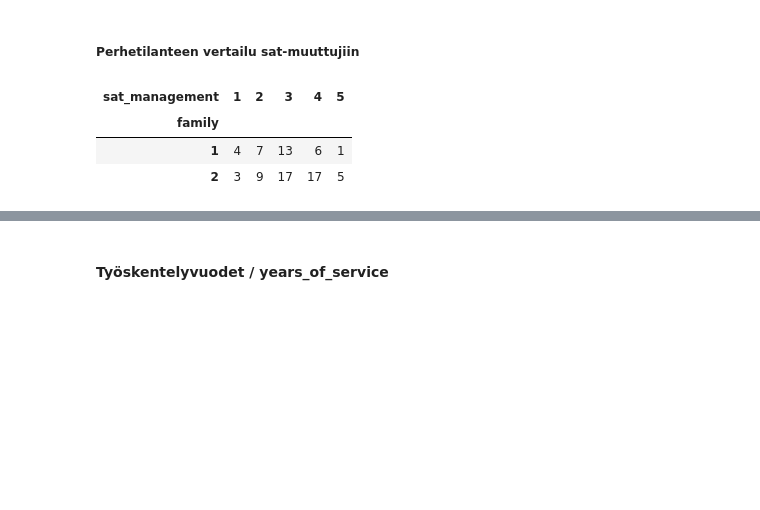
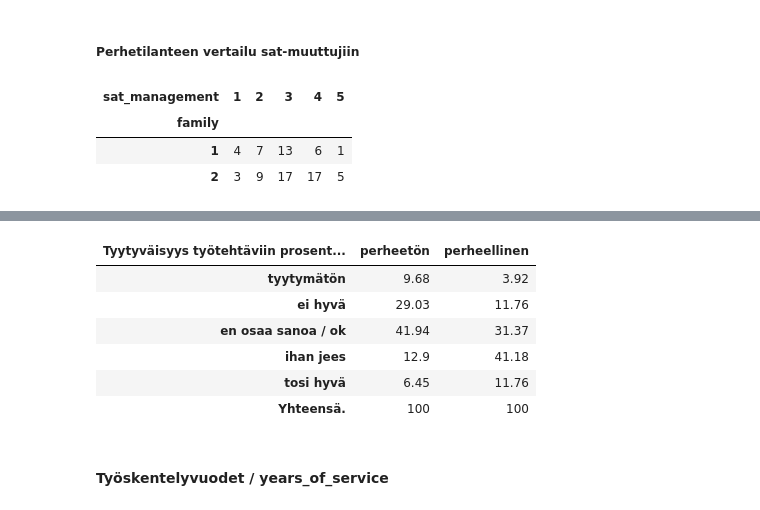
Before and after one commit to Hildura/Tiedonk-sittely-Pytjonilla-Ryhm-5, a Jupyter notebook: Projekti/Analyzing_WorkPlaceSatisfactionSurveyData.ipynb, the cells around one changed output, grey strips where cells are left out. Saved outputs shown, nothing was run; the diff lists cells and outputs as text; code cells hidden in the pictures; blank space fills up the shorter version.

```diff
--- a/Projekti/Analyzing_WorkPlaceSatisfactionSurveyData.ipynb
+++ b/Projekti/Analyzing_WorkPlaceSatisfactionSurveyData.ipynb
@@ -283,3 +461,26 @@ df_perhe_johto
+# %%
+df_perhe_tyoteht_prosentteina = pd.crosstab(df['sat_tasks'], df['family'],normalize = 'columns')*100
+df_perhe_tyoteht_prosentteina.index = ['tyytymätön', 'ei hyvä', 'en osaa sanoa / ok', 'ihan jees', 'tosi hyvä' ]
+df_perhe_tyoteht_prosentteina.columns = ['perheetön', 'perheellinen']
+df_perhe_tyoteht_prosentteina.columns.name='Tyytyväisyys työtehtäviin prosenttijakauma '
+
+
+df_perhe_tyoteht_prosentteina.loc['Yhteensä.'] = df_perhe_tyoteht_prosentteina.sum()
+
+df_perhe_tyoteht_prosentteina['perheetön'] = df_perhe_tyoteht_prosentteina['perheetön'].apply(lambda x: '{:.2f}'.format(x).rstrip('0').rstrip('.'))
+df_perhe_tyoteht_prosentteina['perheellinen'] = df_perhe_tyoteht_prosentteina['perheellinen'].apply(lambda x: '{:.2f}'.format(x).rstrip('0').rstrip('.'))
+df_perhe_tyoteht_prosentteina
+
+# Näyttäisi siltä, että perheelliset ovat tyytyväisempiä työtehtäviinsä kuin perheettömät,
+# erityisesti vastauksia arvolla 4 on huomattavasti enemmän perheellisten vastauksissa kuin perheettömien osalta
+# %% [output]
+| Tyytyväisyys työtehtäviin prosent... | perheetön | perheellinen |
+| tyytymätön | 9.68 | 3.92 |
+| ei hyvä | 29.03 | 11.76 |
+| en osaa sanoa / ok | 41.94 | 31.37 |
+| ihan jees | 12.9 | 41.18 |
+| tosi hyvä | 6.45 | 11.76 |
+| Yhteensä. | 100 | 100 |
 # %% [markdown]
 #### Työskentelyvuodet / years_of_service
 # %%
```
Also changed, not shown: parts of 22 cells of this notebook.
